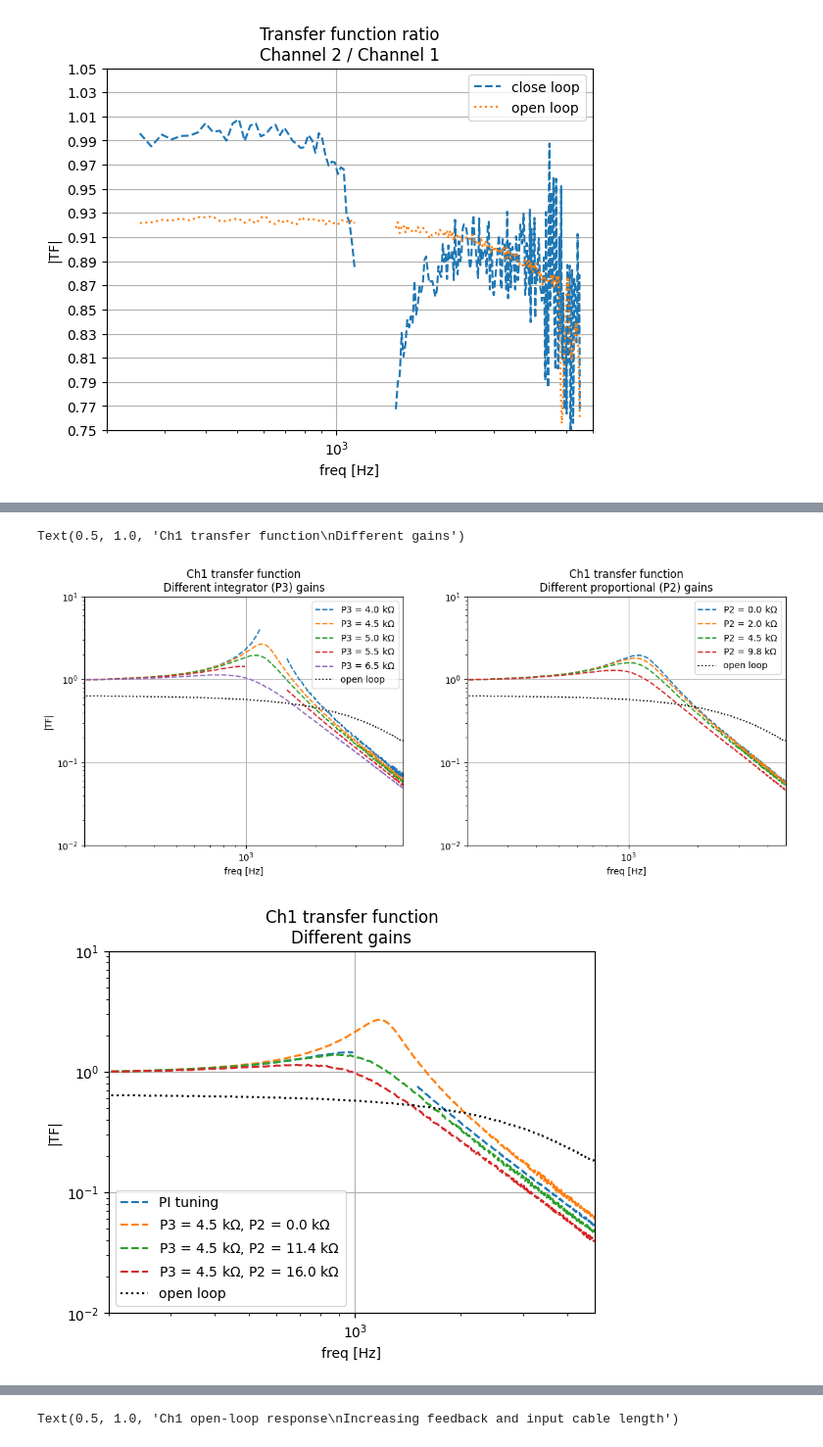
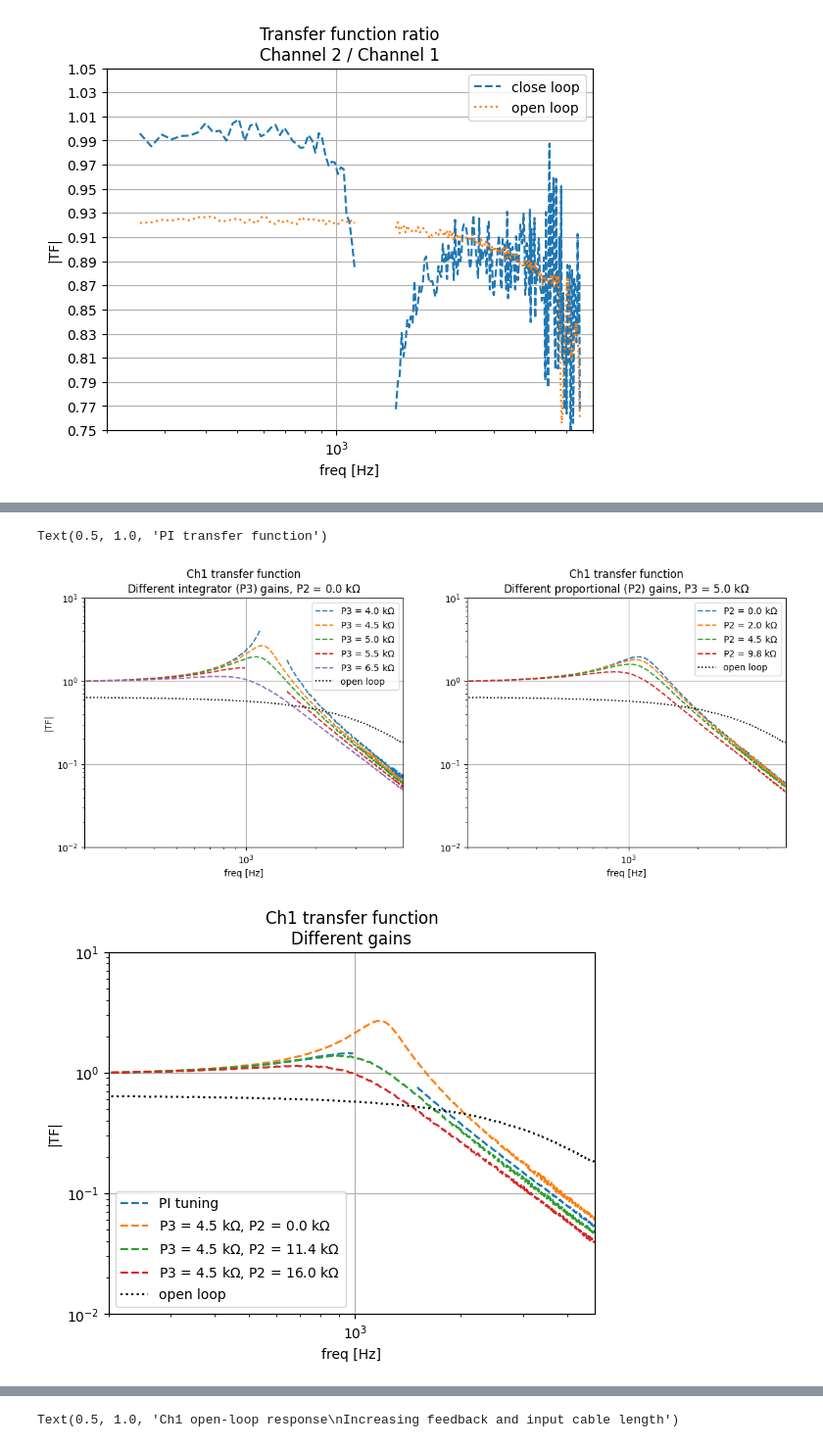
Before and after one commit to runabriguglio/SPLATT, a Jupyter notebook: splattsw/JupyterNotebooks/scratchPiezoTFs.ipynb, the cells around one changed output, grey strips where cells are left out. Shown at 98% size. Drawn from its saved outputs; the diff is of its cells as text; code cells hidden in the pictures.

```diff
--- a/splattsw/JupyterNotebooks/scratchPiezoTFs.ipynb
+++ b/splattsw/JupyterNotebooks/scratchPiezoTFs.ipynb
@@ -234,40 +320,40 @@ plt.xlim([200,4800])
 plt.ylim([1e-2,10])
 plt.xlabel('freq [Hz]')
 plt.ylabel('|TF|')
-plt.title('Ch1 transfer function\nDifferent integrator (P3) gains')
+plt.title('Ch1 transfer function\nDifferent integrator (P3) gains, P2 = 0.0 '+r'k$\Omega$')
 plt.subplot(1,2,2)
 plt.plot(f[::dec],ch1_cltf_K[::dec],'--',label=r'P2 = 0.0 k$\Omega$')
 plt.plot(f[::dec],ch1_cltf_H[::dec],'--',label=r'P2 = 2.0 k$\Omega$')
 plt.plot(f[::dec],ch1_cltf_I[::dec],'--',label=r'P2 = 4.5 k$\Omega$')
 plt.plot(f[::dec],ch1_cltf_J[::dec],'--',label=r'P2 = 9.8 k$\Omega$')
 plt.plot(f[::dec],ch1_oltf[::dec],':',c='k',label=r'open loop')
 plt.legend()
 plt.grid()
 plt.xscale('log')
 plt.yscale('log')
 plt.xlim([200,4800])
 plt.ylim([1e-2,10])
 plt.xlabel('freq [Hz]')
-plt.title('Ch1 transfer function\nDifferent proportional (P2) gains')
+plt.title('Ch1 transfer function\nDifferent proportional (P2) gains, P3 = 5.0 '+r'k$\Omega$')
 
 
 
 plt.figure()
 plt.plot(f[::dec],ch1_cltf_B[::dec],'--',label=r'PI tuning')
 plt.plot(f[::dec],ch1_cltf_L[::dec],'--',label=r'P3 = 4.5 k$\Omega$, P2 = 0.0 k$\Omega$')
 plt.plot(f[::dec],ch1_cltf_M[::dec],'--',label=r'P3 = 4.5 k$\Omega$, P2 = 11.4 k$\Omega$')
 plt.plot(f[::dec],ch1_cltf_N[::dec],'--',label=r'P3 = 4.5 k$\Omega$, P2 = 16.0 k$\Omega$')
 plt.plot(f[::dec],ch1_oltf[::dec],':',c='k',label=r'open loop')
 plt.legend()
 plt.grid()
 plt.xscale('log')
 plt.yscale('log')
 plt.xlim([200,4800])
 plt.ylim([1e-2,10])
 plt.xlabel('freq [Hz]')
 plt.ylabel('|TF|')
 plt.title('Ch1 transfer function\nDifferent gains')
 # %% [output]
-Text(0.5, 1.0, 'Ch1 transfer function\nDifferent gains')
+Text(0.5, 1.0, 'PI transfer function')
-[figure, old version]
+[figure, new version]
 [figure]
```
Also changed, not shown: parts of 2 cells of this notebook, 3 other files.
